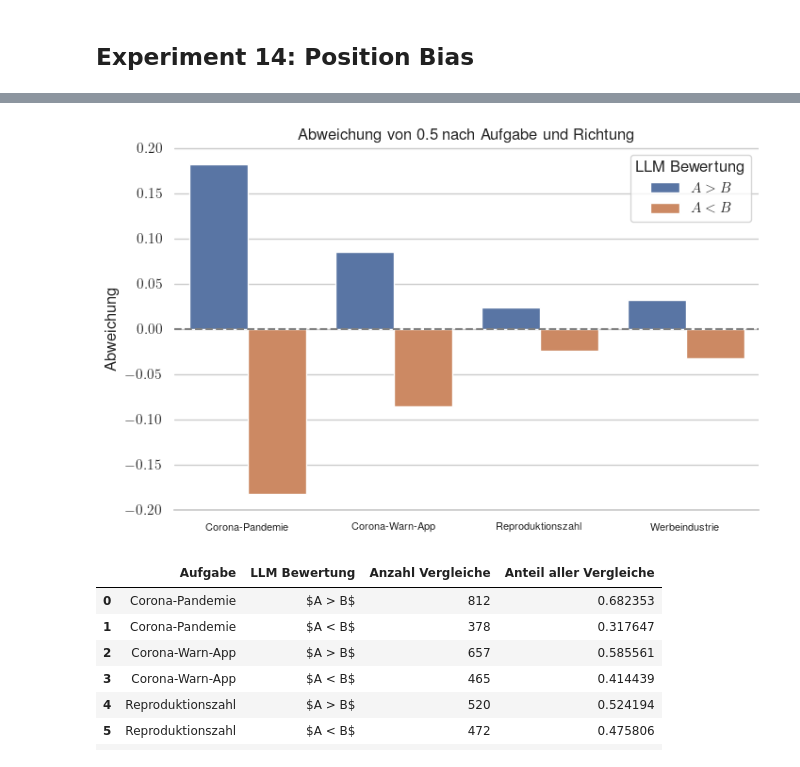
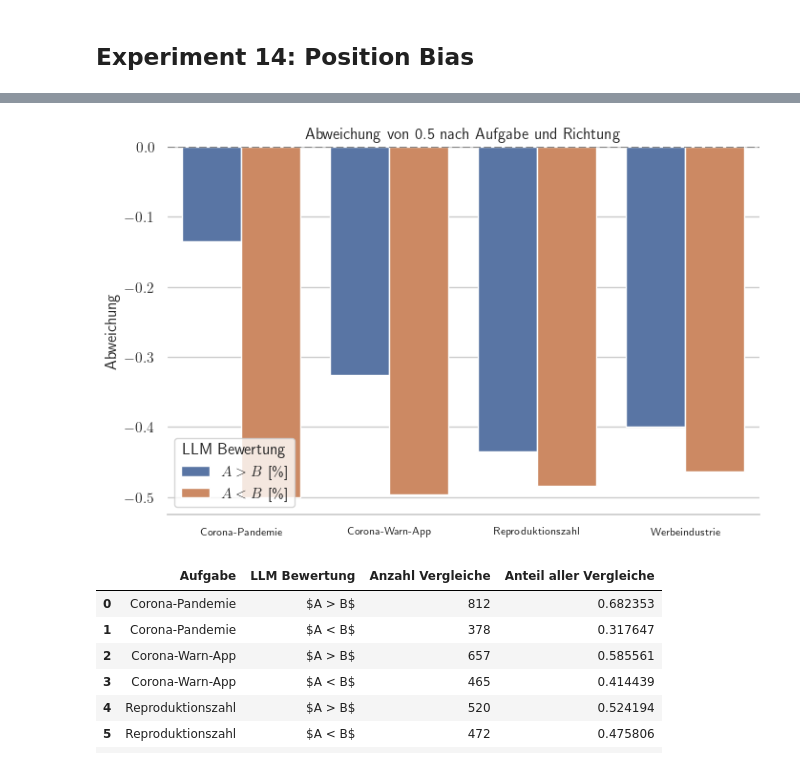
Before and after one commit to cortex359/matse-aachen.seminararbeit, a Jupyter notebook: log_analysis.ipynb, the cells around one changed output, grey strips where cells are left out. Cells and saved outputs as stored; diff of their text form; code cells hidden in the pictures.

```diff
--- a/log_analysis.ipynb
+++ b/log_analysis.ipynb
@@ -329,0 +373,5 @@ sum([i[1] for i in result_pairs['014.1']])
+# %%
+exp14['$A > B$ [\\%]'] = exp14['$A > B$'] / exp14['Vergleiche']
+exp14['$A < B$ [\\%]'] = exp14['$A < B$'] / exp14['Vergleiche']
+# %%
+exp14.set_index('Aufgabe')
@@ -330,13 +385,13 @@ sum([i[1] for i in result_pairs['014.1']])
 # %%
-exp14 = pd.DataFrame({
-    'Aufgabe': ['Corona-Pandemie', 'Corona-Warn-App', 'Reproduktionszahl', 'Werbeindustrie'],
-    '$A > B$': [812, 657, 520, 562],
-    '$A < B$': [378, 465, 472, 494]
-})
+#exp14 = pd.DataFrame({
+#    'Aufgabe': ['Corona-Pandemie', 'Corona-Warn-App', 'Reproduktionszahl', 'Werbeindustrie'],
+#    '$A > B$': [812, 657, 520, 562],
+#    '$A < B$': [378, 465, 472, 494]
+#})
 # %%
 sns.set_theme(style="whitegrid")
 
-df = exp14.set_index('Aufgabe').stack()
+df = exp14[['Aufgabe', '$A > B$', '$A < B$']].set_index('Aufgabe').stack()
 df = df.reset_index()
 df.columns = ['Aufgabe', 'LLM Bewertung', 'Anzahl Vergleiche']
 sns.barplot(df, x='Aufgabe', y='Anzahl Vergleiche', hue='LLM Bewertung')
@@ -405,22 +475,25 @@ plt.show()
 # %%
-df['Abweichung'] = df['Anteil aller Vergleiche'] - 0.5
+df = exp14[['Aufgabe', '$A > B$ [\\%]', '$A < B$ [\\%]']].set_index('Aufgabe').stack()
+df = df.reset_index()
+df.columns = ['Aufgabe', 'LLM Bewertung', 'Anzahl Vergleiche']
+df['Abweichung'] = df['Anzahl Vergleiche'] - 0.5
 
 # Divergierendes Barplot
 plt.figure(figsize=(8, 5))
 sns.barplot(
     data=df,
     x='Aufgabe',
     y='Abweichung',  # Abweichung statt absoluter Werte
     hue='LLM Bewertung',
 )
 plt.axhline(0, color='gray', linestyle='--')  # Horizontale Linie bei 0 (entspricht 0.5)
 plt.title("Abweichung von 0.5 nach Aufgabe und Richtung")
 plt.xticks(fontsize=8)
 plt.xlabel("")
 sns.despine(trim=False, left=True)
 plt.show()
 # %% [output]
-[figure, old version]
+[figure, new version]
 # %%
 df
 # %% [output]
```
Also changed, not shown: parts of 9 cells of this notebook, 5 other files.
